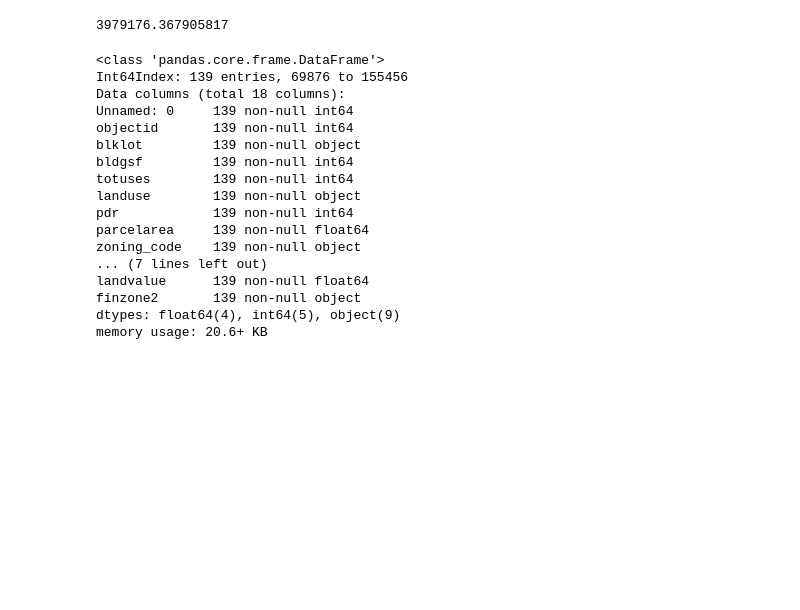
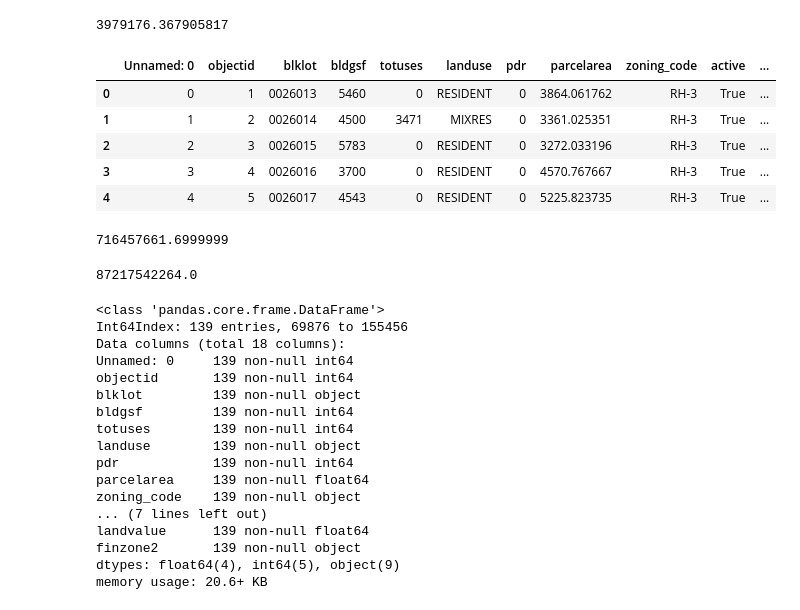
Before and after one commit to jmorgan7/PDR, a Jupyter notebook: 2_Assessordataanalysis.ipynb, the cells around one changed output. Drawn from its saved outputs; the diff is of its cells as text; code cells hidden in the pictures; blank space fills up the shorter version.

```diff
--- a/2_Assessordataanalysis.ipynb
+++ b/2_Assessordataanalysis.ipynb
@@ -388,3 +388,20 @@ filteredPDR3.to_csv(r'filteredpdr3.csv')
 #playing around with which zoning column is most reliable to filter off of
 # %%
 combined_parcel['finzone2'] = combined_parcel['zoning_y'].astype(str)
+# %%
+combined_parcel.head()
+# %% [output]
+|  | Unnamed: 0 | objectid | blklot | bldgsf | totuses | landuse | pdr | parcelarea | zoning_code | active | ... |
+| 0 | 0 | 1 | 0026013 | 5460 | 0 | RESIDENT | 0 | 3864.061762 | RH-3 | True | ... |
+| 1 | 1 | 2 | 0026014 | 4500 | 3471 | MIXRES | 0 | 3361.025351 | RH-3 | True | ... |
+| 2 | 2 | 3 | 0026015 | 5783 | 0 | RESIDENT | 0 | 3272.033196 | RH-3 | True | ... |
+| 3 | 3 | 4 | 0026016 | 3700 | 0 | RESIDENT | 0 | 4570.767667 | RH-3 | True | ... |
+| 4 | 4 | 5 | 0026017 | 4543 | 0 | RESIDENT | 0 | 5225.823735 | RH-3 | True | ... |
+# %%
+combined_parcel.landarea.sum()
+# %% [output]
+716457661.6999999
+# %%
+combined_parcel.landvalue.sum()
+# %% [output]
+87217542264.0
```
Also changed, not shown: parts of 26 cells of this notebook.
